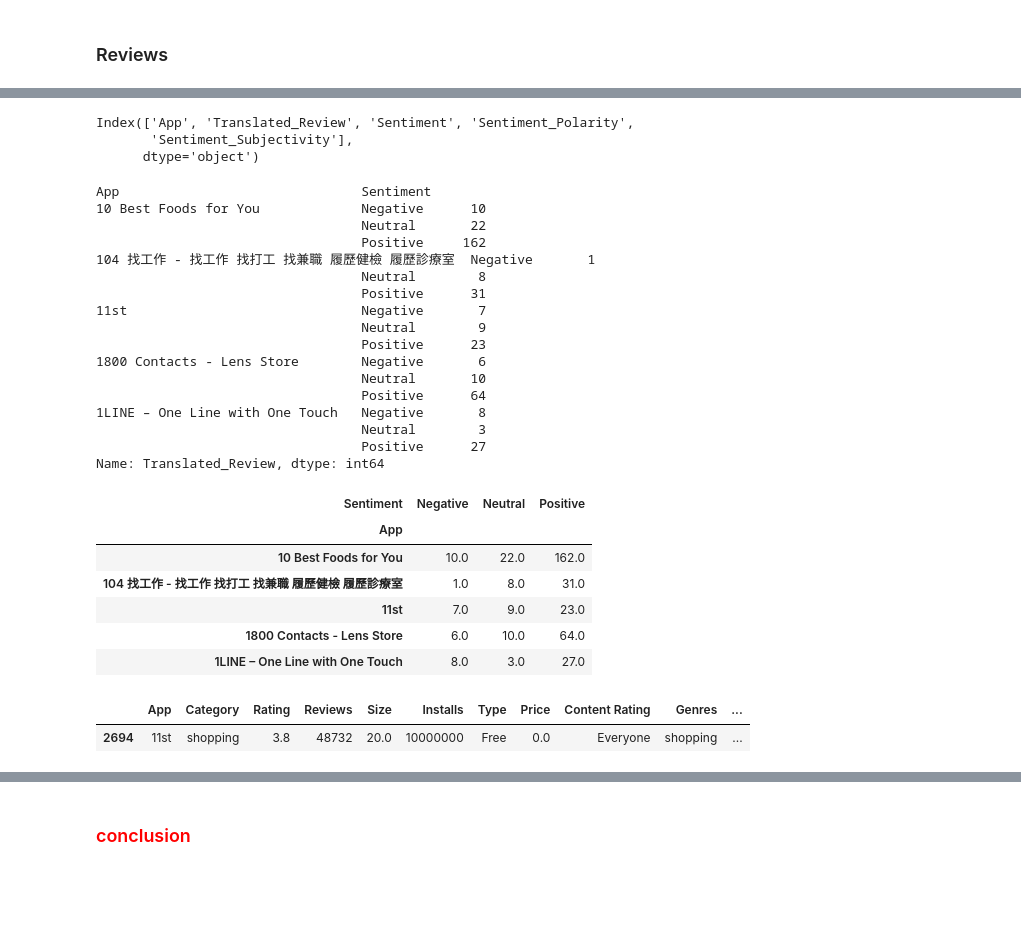
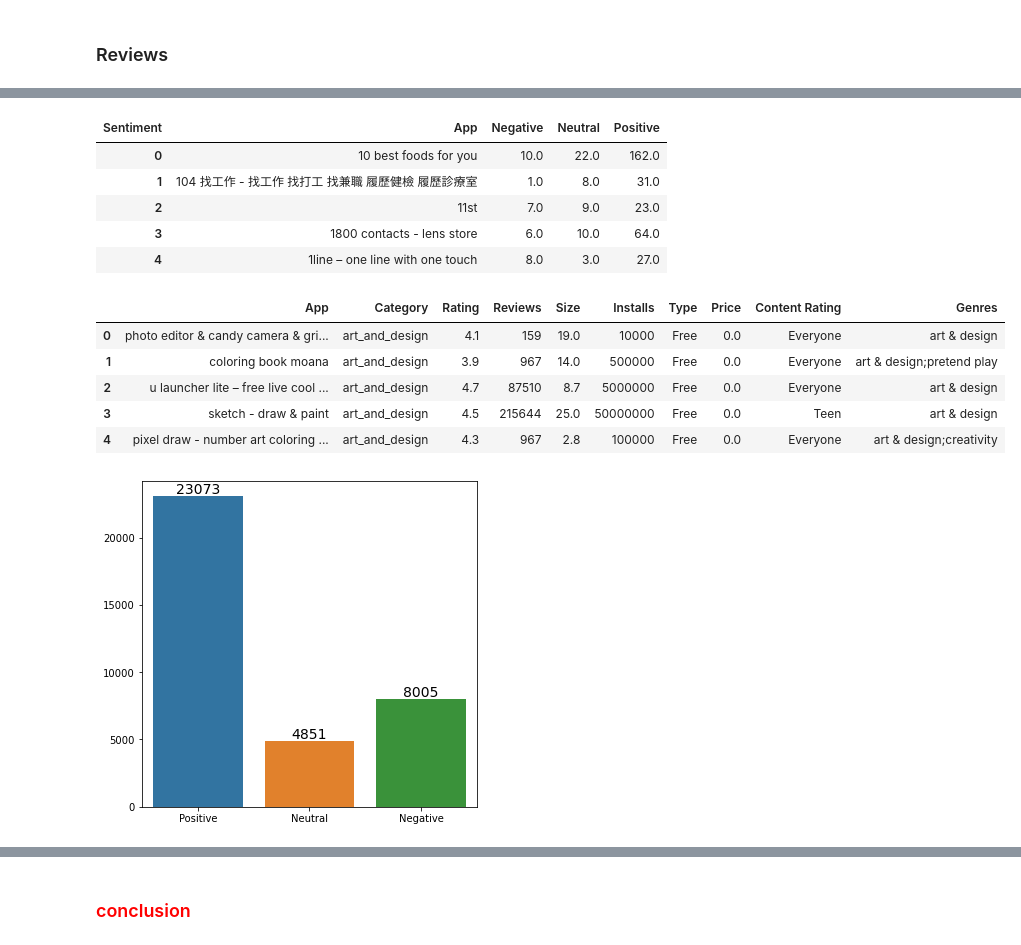
Before and after one commit to NirAharon1/Data-Analysis-Projects, a Jupyter notebook: Project 2 - Google Play Store Apps/google paly store apps.ipynb, the cells around one changed output, grey strips where cells are left out. Saved outputs shown, nothing was run; the diff lists cells and outputs as text; code cells hidden in the pictures; blank space fills up the shorter version.

```diff
--- a/Project 2 - Google Play Store Apps/google paly store apps.ipynb
+++ b/Project 2 - Google Play Store Apps/google paly store apps.ipynb
@@ -112,6 +121,7 @@ app_df['Size'] = app_df['Size'].apply(lambda x: float(x))
 app_df["App"] = app_df["App"].str.lower()
 app_df["Category"] = app_df["Category"].str.lower()
 app_df["Genres"] = app_df["Genres"].str.lower()
+reviews_df["App"] = reviews_df["App"].str.lower()
 # %% [markdown]
 ##### Remove duplicate
 # %%
@@ -362,43 +361,32 @@ reviews_df.head()
-# %%
-reviews_df.columns
-# %% [output]
-Index(['App', 'Translated_Review', 'Sentiment', 'Sentiment_Polarity',
-       'Sentiment_Subjectivity'],
-      dtype='object')
 # %%
 reviews = reviews_df.groupby(["App","Sentiment"]).Translated_Review.count()
-reviews.head(15)
+reviews= reviews.unstack()
+reviews= reviews.reset_index()
+reviews.head()
 # %% [output]
-App                               Sentiment
-10 Best Foods for You             Negative      10
-                                  Neutral       22
-                                  Positive     162
-104 找工作 - 找工作 找打工 找兼職 履歷健檢 履歷診療室  Negative       1
-                                  Neutral        8
-                                  Positive      31
-11st                              Negative       7
-                                  Neutral        9
-                                  Positive      23
-1800 Contacts - Lens Store        Negative       6
-                                  Neutral       10
-                                  Positive      64
-1LINE – One Line with One Touch   Negative       8
-                                  Neutral        3
-                                  Positive      27
-Name: Translated_Review, dtype: int64
+| Sentiment | App | Negative | Neutral | Positive |
+| 0 | 10 best foods for you | 10.0 | 22.0 | 162.0 |
+| 1 | 104 找工作 - 找工作 找打工 找兼職 履歷健檢 履歷診療室 | 1.0 | 8.0 | 31.0 |
+| 2 | 11st | 7.0 | 9.0 | 23.0 |
+| 3 | 1800 contacts - lens store | 6.0 | 10.0 | 64.0 |
+| 4 | 1line – one line with one touch | 8.0 | 3.0 | 27.0 |
-# %%
-reviews= reviews.unstack()
-reviews.head()
-# %% [output]
-| Sentiment | Negative | Neutral | Positive |
-| App |  |  |  |
-| 10 Best Foods for You | 10.0 | 22.0 | 162.0 |
-| 104 找工作 - 找工作 找打工 找兼職 履歷健檢 履歷診療室 | 1.0 | 8.0 | 31.0 |
-| 11st | 7.0 | 9.0 | 23.0 |
-| 1800 Contacts - Lens Store | 6.0 | 10.0 | 64.0 |
-| 1LINE – One Line with One Touch | 8.0 | 3.0 | 27.0 |
 # %%
-app_df.join(reviews,how="inner").head(50)
+app_reviews_df = pd.merge(app_df,reviews,how="inner")
+app_df.head()
 # %% [output]
-|  | App | Category | Rating | Reviews | Size | Installs | Type | Price | Content Rating | Genres | ... |
-| 2694 | 11st | shopping | 3.8 | 48732 | 20.0 | 10000000 | Free | 0.0 | Everyone | shopping | ... |
+|  | App | Category | Rating | Reviews | Size | Installs | Type | Price | Content Rating | Genres |
+| 0 | photo editor & candy camera & gri... | art_and_design | 4.1 | 159 | 19.0 | 10000 | Free | 0.0 | Everyone | art & design |
+| 1 | coloring book moana | art_and_design | 3.9 | 967 | 14.0 | 500000 | Free | 0.0 | Everyone | art & design;pretend play |
+| 2 | u launcher lite – free live cool ... | art_and_design | 4.7 | 87510 | 8.7 | 5000000 | Free | 0.0 | Everyone | art & design |
+| 3 | sketch - draw & paint | art_and_design | 4.5 | 215644 | 25.0 | 50000000 | Free | 0.0 | Teen | art & design |
+| 4 | pixel draw - number art coloring ... | art_and_design | 4.3 | 967 | 2.8 | 100000 | Free | 0.0 | Everyone | art & design;creativity |
+# %%
+plt.figure(figsize=(6,6))
+Positive = app_reviews_df.Positive.sum()
+Neutral= app_reviews_df.Neutral.sum()
+Negative = app_reviews_df.Negative.sum()
+ax = sns.barplot(x=["Positive","Neutral","Negative"], y=[Positive,Neutral,Negative])
+for container in ax.containers:
+    ax.bar_label(container,size=14)
+# %% [output]
+[figure, added]
```
Also changed, not shown: parts of 35 cells of this notebook.
